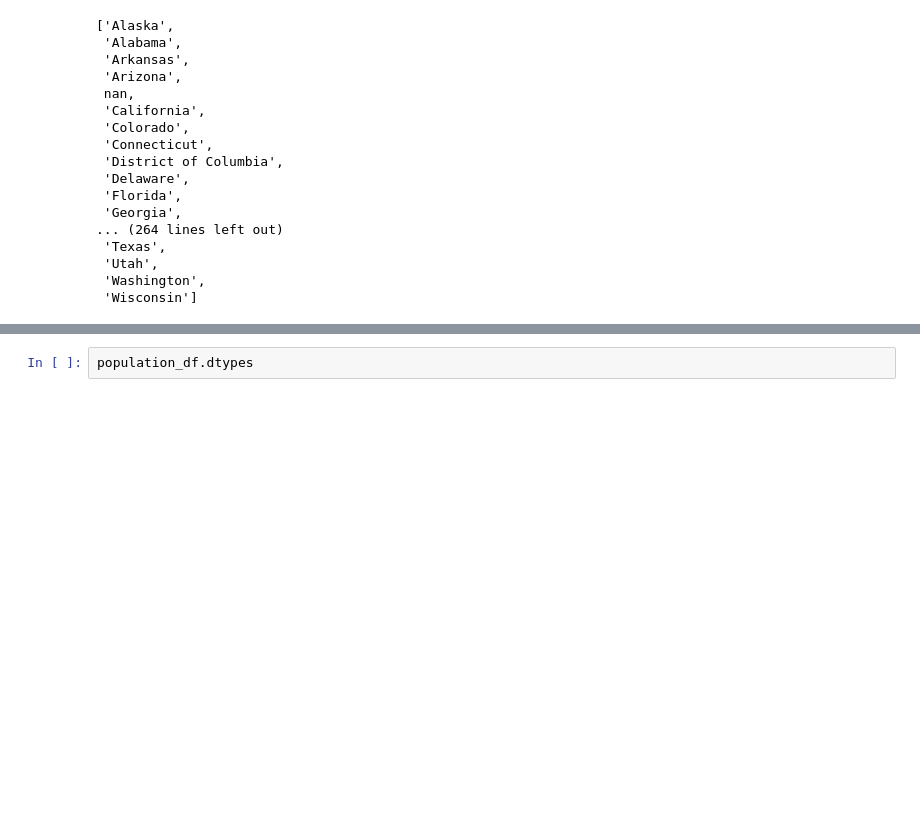
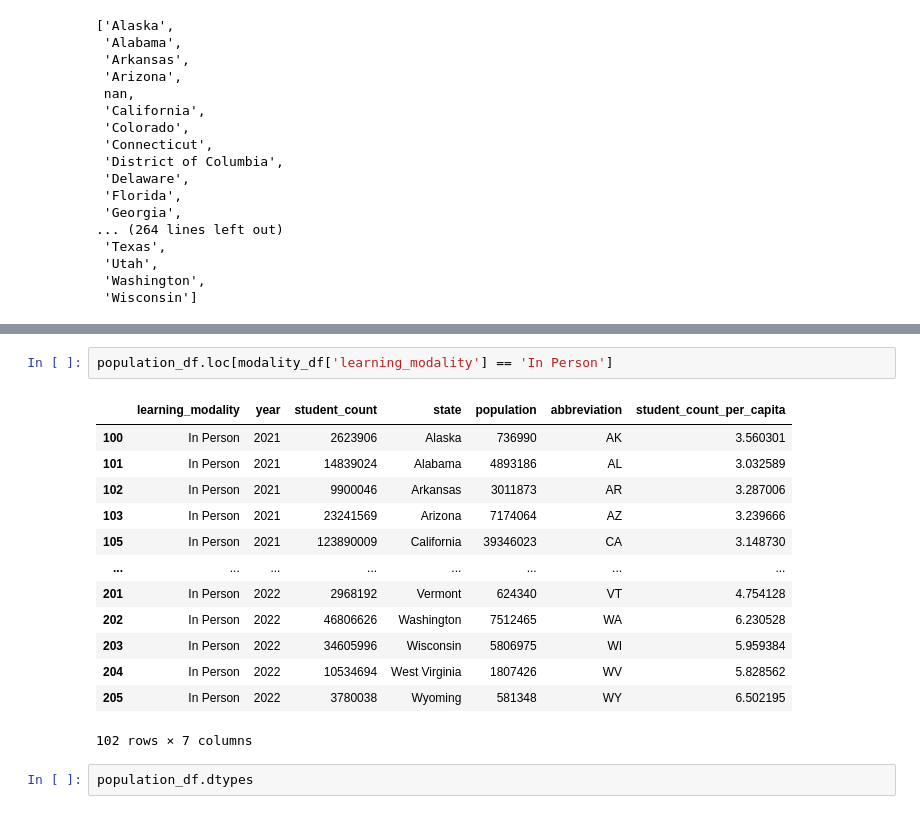
Before and after one commit to uzmabb182/Data602_Assignments, a Jupyter notebook: Final_Project_Data_602/census_api.ipynb, the cells around one changed output, grey strips where cells are left out. Cells and saved outputs as stored; diff of their text form; blank space fills up the shorter version.

```diff
--- a/Final_Project_Data_602/census_api.ipynb
+++ b/Final_Project_Data_602/census_api.ipynb
@@ -249,4 +249,20 @@ population_df
 271 rows × 7 columns
+# %%
+population_df.loc[modality_df['learning_modality'] == 'In Person']
+# %% [output]
+|  | learning_modality | year | student_count | state | population | abbreviation | student_count_per_capita |
+| 100 | In Person | 2021 | 2623906 | Alaska | 736990 | AK | 3.560301 |
+| 101 | In Person | 2021 | 14839024 | Alabama | 4893186 | AL | 3.032589 |
+| 102 | In Person | 2021 | 9900046 | Arkansas | 3011873 | AR | 3.287006 |
+| 103 | In Person | 2021 | 23241569 | Arizona | 7174064 | AZ | 3.239666 |
+| 105 | In Person | 2021 | 123890009 | California | 39346023 | CA | 3.148730 |
+| ... | ... | ... | ... | ... | ... | ... | ... |
+| 201 | In Person | 2022 | 2968192 | Vermont | 624340 | VT | 4.754128 |
+| 202 | In Person | 2022 | 46806626 | Washington | 7512465 | WA | 6.230528 |
+| 203 | In Person | 2022 | 34605996 | Wisconsin | 5806975 | WI | 5.959384 |
+| 204 | In Person | 2022 | 10534694 | West Virginia | 1807426 | WV | 5.828562 |
+| 205 | In Person | 2022 | 3780038 | Wyoming | 581348 | WY | 6.502195 |
+102 rows × 7 columns
 # %%
 population_df.dtypes
 # %% [output]
```
Also changed, not shown: parts of 8 cells of this notebook, 2 other files.
